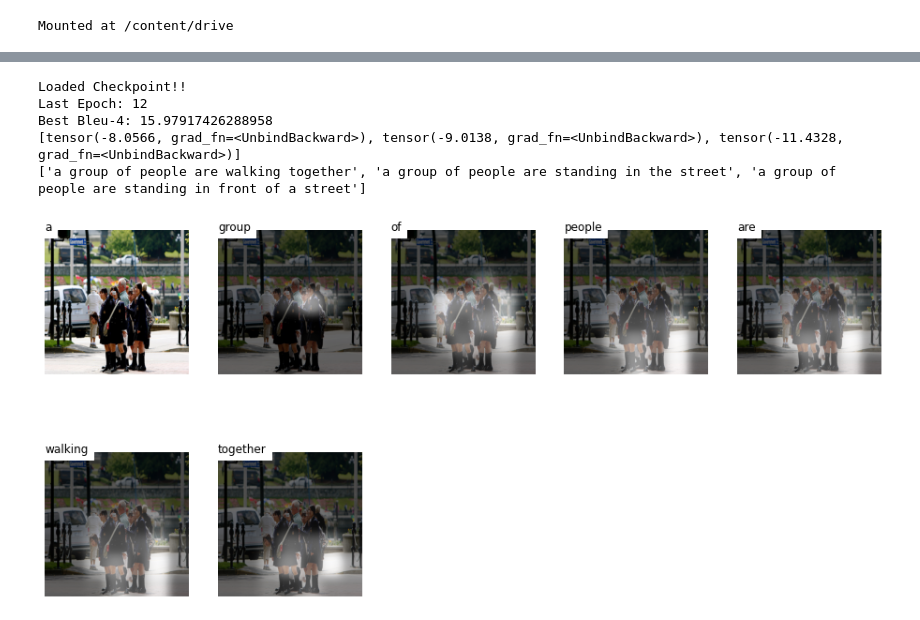
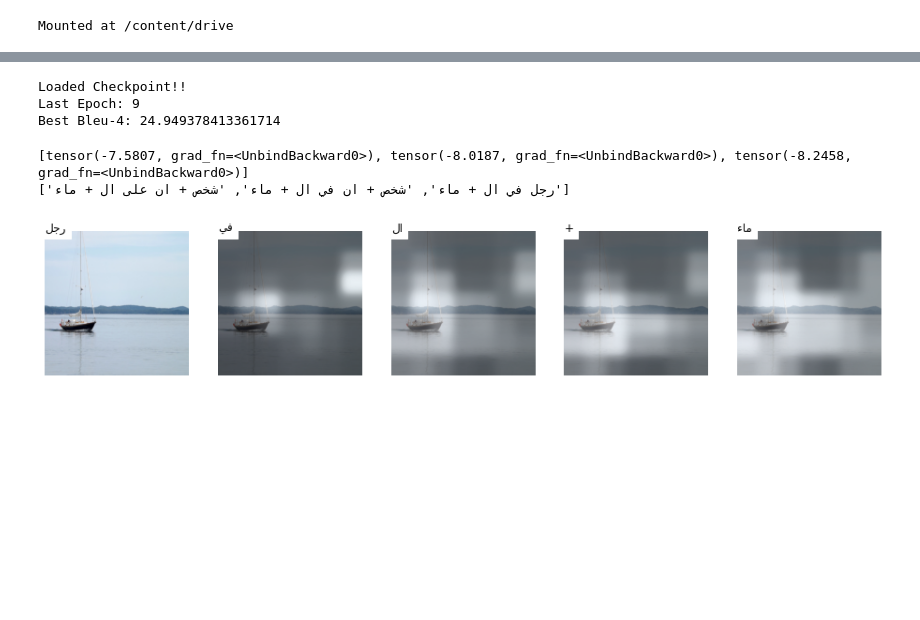
Before and after one commit to moaaztaha/Image-Captioning, a Jupyter notebook: Caption_and_Attention_Visualization.ipynb, the cells around one changed output, grey strips where cells are left out. Saved outputs shown, nothing was run; the diff lists cells and outputs as text; code cells hidden in the pictures; blank space fills up the shorter version.

Commit message:
Visualize Arabic Captions

```diff
--- a/Caption_and_Attention_Visualization.ipynb
+++ b/Caption_and_Attention_Visualization.ipynb
@@ -71,8 +52,8 @@ def caption_image(img_path, beam_size=3):
     # checkpoint = load_checkpoint('E:\GP\Image-Captioning\models\BEST_checkpoint_flickr8k_finetune.pth.tar', cpu=True)
 
     # arabic
-    vocab = build_vocab('/content/Image-Captioning/data.json')
-    checkpoint = load_checkpoint('/content/drive/MyDrive/ImageCaptioning/flickr8/BEST_checkpoint_flickr8k_finetune.pth.tar', cpu=True)
+    vocab = build_vocab('/content/Image-Captioning/data/ar_data.json')
+    checkpoint = load_checkpoint('/content/drive/MyDrive/ImageCaptioning/ar_bert_pretrained/BEST_checkpoint_flickr8k_ar_arabert_pretrained_finetune.pth.tar', cpu=True)
 
 
     addit_tokens = [vocab.stoi['<sos>'], vocab.stoi['<eos>'], vocab.stoi['<pad>']]
@@ -212,6 +193,6 @@ def caption_image(img_path, beam_size=3):
     # return all_b_caps
     return alphas, seq, all_caps
 # %%
-alphas, seq, all_caps = caption_image("/content/Image-Captioning/test_examples/dog.jpg")
+alphas, seq, all_caps = caption_image("/content/Image-Captioning/test_examples/child.jpg")
 # %% [output]
 Loaded Checkpoint!!
@@ -235,7 +234,7 @@ def visualize_att(image_path, seq, alphas, smooth=True):
     image = Image.open(image_path)
     image = image.resize([14 * 24, 14 * 24], Image.LANCZOS)
 
-    vocab = build_vocab('/content/Image-Captioning/data.json')
+    vocab = build_vocab('/content/Image-Captioning/data/ar_data.json')
     addit_tokens = [vocab.stoi['<sos>'], vocab.stoi['<eos>'], vocab.stoi['<pad>']]
 
     words = [vocab.itos[i] for i in seq if i not in addit_tokens]
@@ -245,7 +244,7 @@ def visualize_att(image_path, seq, alphas, smooth=True):
         if t > 50:
             break
         plt.subplot(np.ceil(len(words) / 5.), 5, t + 1)
-        plt.text(0, 1, '%s' % (words[t]), color='black', backgroundcolor='white', fontsize=12)
+        plt.text(0, 1, '%s' % (get_display( arabic_reshaper.reshape(words[t]))), color='black', backgroundcolor='white', fontsize=12)
         plt.imshow(image)
         current_alpha = alphas[t]
         if smooth:
@@ -260,14 +259,14 @@ def visualize_att(image_path, seq, alphas, smooth=True):
         plt.axis('off')
     plt.show()
 # %%
-img = "/content/flickr8k/images/2532262109_87429a2cae.jpg"
+img = "/content/Image-Captioning/test_examples/boat.png"
 alphas, seq, all_caps = caption_image(img)
 print(all_caps)
 visualize_att(img, seq, alphas)
 # %% [output]
 Loaded Checkpoint!!
-Last Epoch: 12
-Best Bleu-4: 15.97917426288958
-[tensor(-8.0566, grad_fn=<UnbindBackward>), tensor(-9.0138, grad_fn=<UnbindBackward>), tensor(-11.4328, grad_fn=<UnbindBackward>)]
-['a group of people are walking together', 'a group of people are standing in the street', 'a group of people are standing in front of a street']
+Last Epoch: 9
+Best Bleu-4: 24.949378413361714
+[tensor(-7.5807, grad_fn=<UnbindBackward0>), tensor(-8.0187, grad_fn=<UnbindBackward0>), tensor(-8.2458, grad_fn=<UnbindBackward0>)]
+['رجل في ال + ماء', 'شخص + ان في ال + ماء', 'شخص + ان على ال + ماء']
-[figure, old version]
+[figure, new version]
```
Also changed, not shown: parts of 11 cells of this notebook.
